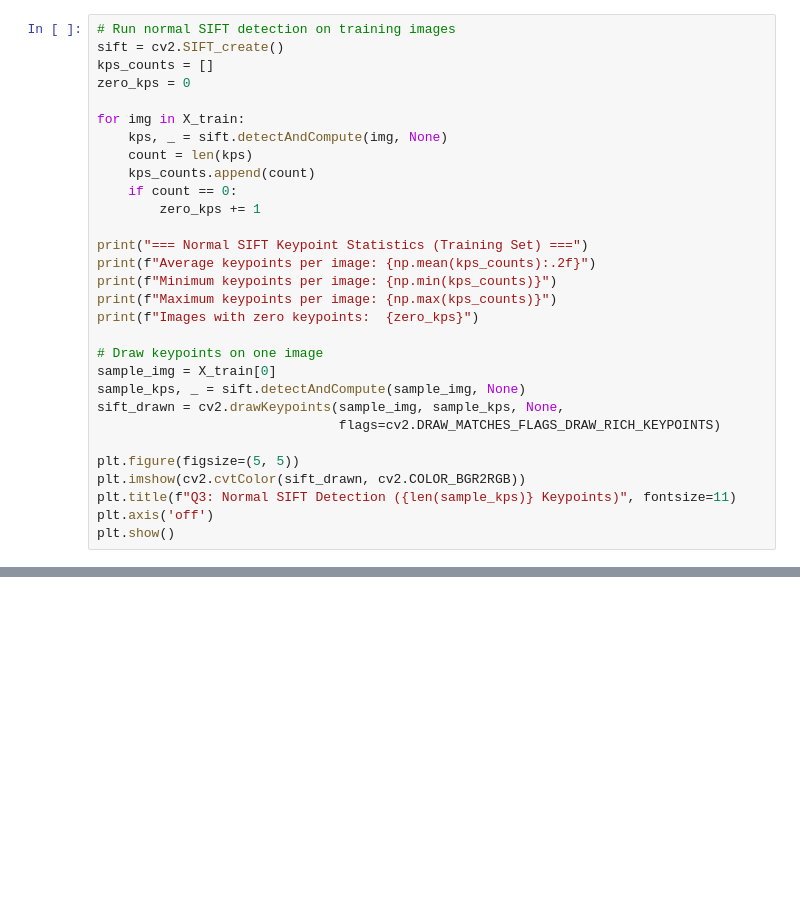
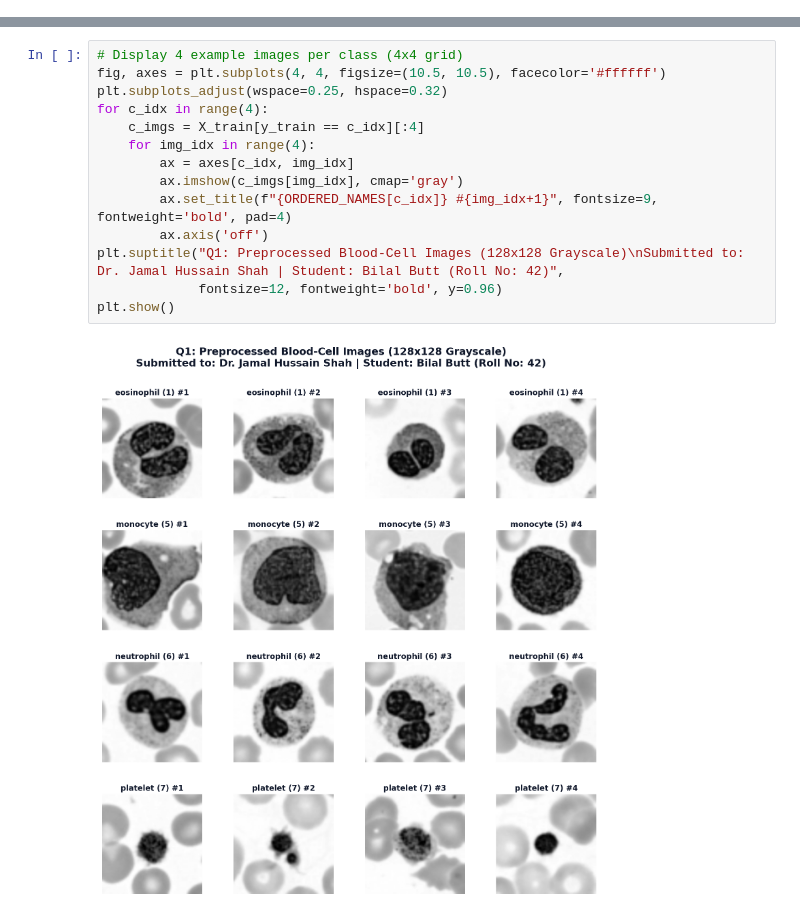
Before and after one commit to TheBilalButt/lab-mid-hog-vs-sift, a Jupyter notebook: 42_BilalButt_LabMid.ipynb, the cells around one changed output, grey strips where cells are left out. Saved outputs shown, nothing was run; the diff lists cells and outputs as text; blank space fills up the shorter version.

Commit message:
Refactor repository: single canonical notebook, Colab badge, updated graph styling, and submission to Dr. Jamal Hussain Shah

```diff
--- a/42_BilalButt_LabMid.ipynb
+++ b/42_BilalButt_LabMid.ipynb
@@ -243,30 +0,0 @@ Validation Confusion Matrix:
-# %%
-# Run normal SIFT detection on training images
-sift = cv2.SIFT_create()
-kps_counts = []
-zero_kps = 0
-
-for img in X_train:
-    kps, _ = sift.detectAndCompute(img, None)
-    count = len(kps)
-    kps_counts.append(count)
-    if count == 0:
-        zero_kps += 1
-
-print("=== Normal SIFT Keypoint Statistics (Training Set) ===")
-print(f"Average keypoints per image: {np.mean(kps_counts):.2f}")
-print(f"Minimum keypoints per image: {np.min(kps_counts)}")
-print(f"Maximum keypoints per image: {np.max(kps_counts)}")
-print(f"Images with zero keypoints:  {zero_kps}")
-
-# Draw keypoints on one image
-sample_img = X_train[0]
-sample_kps, _ = sift.detectAndCompute(sample_img, None)
-sift_drawn = cv2.drawKeypoints(sample_img, sample_kps, None,
-                               flags=cv2.DRAW_MATCHES_FLAGS_DRAW_RICH_KEYPOINTS)
-
-plt.figure(figsize=(5, 5))
-plt.imshow(cv2.cvtColor(sift_drawn, cv2.COLOR_BGR2RGB))
-plt.title(f"Q3: Normal SIFT Detection ({len(sample_kps)} Keypoints)", fontsize=11)
-plt.axis('off')
-plt.show()
@@ -539,0 +111,16 @@ SIFT + SVM | Clean: 0.7833 | Rotated: 0.7750 | Noisy: 0.7833
+# %%
+# Display 4 example images per class (4x4 grid)
+fig, axes = plt.subplots(4, 4, figsize=(10.5, 10.5), facecolor='#ffffff')
+plt.subplots_adjust(wspace=0.25, hspace=0.32)
+for c_idx in range(4):
+    c_imgs = X_train[y_train == c_idx][:4]
+    for img_idx in range(4):
+        ax = axes[c_idx, img_idx]
+        ax.imshow(c_imgs[img_idx], cmap='gray')
+        ax.set_title(f"{ORDERED_NAMES[c_idx]} #{img_idx+1}", fontsize=9, fontweight='bold', pad=4)
+        ax.axis('off')
+plt.suptitle("Q1: Preprocessed Blood-Cell Images (128x128 Grayscale)\nSubmitted to: Dr. Jamal Hussain Shah | Student: Bilal Butt (Roll No: 42)",
+             fontsize=12, fontweight='bold', y=0.96)
+plt.show()
+# %% [output]
+[figure, added]
```
Also changed, not shown: parts of 36 cells of this notebook, 13 other files.
